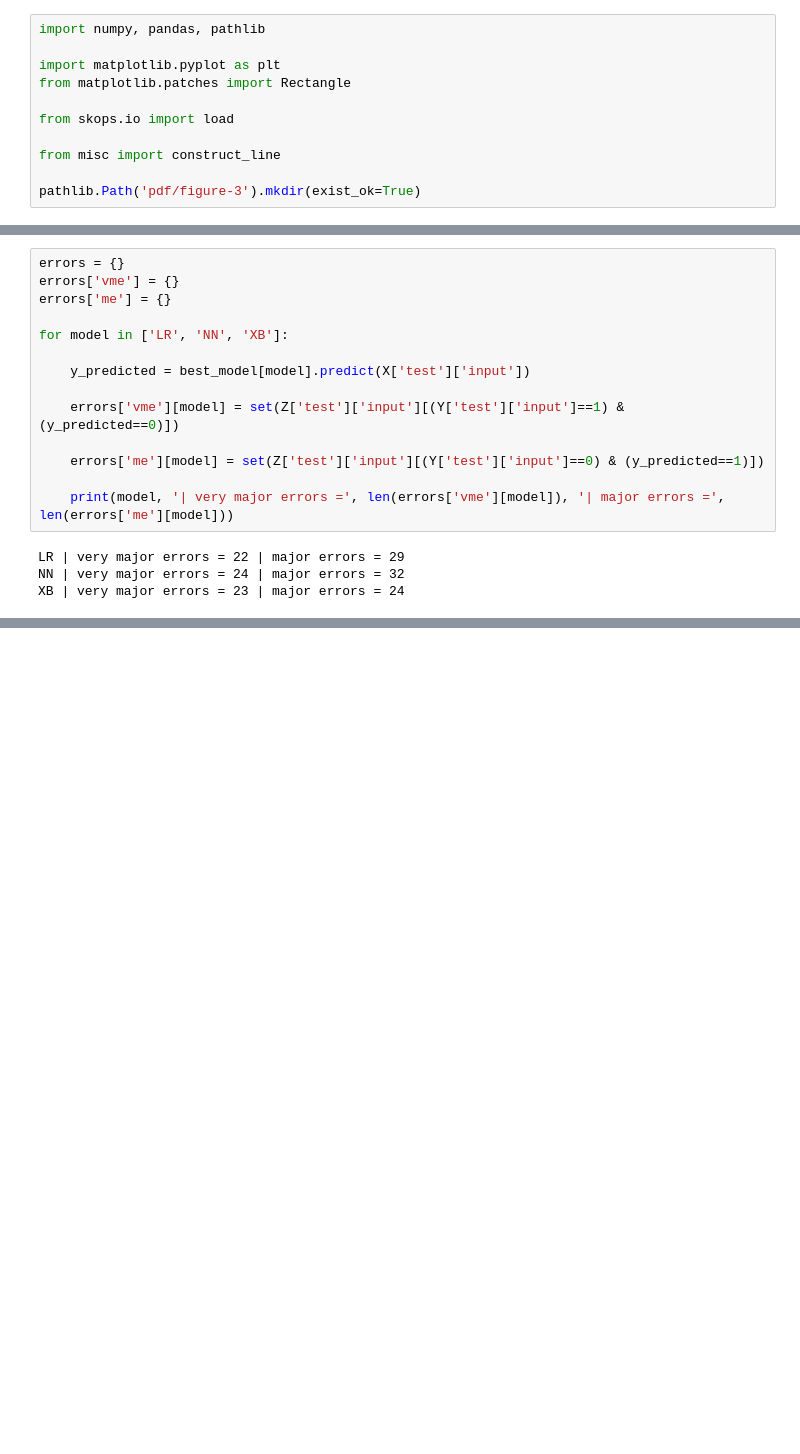
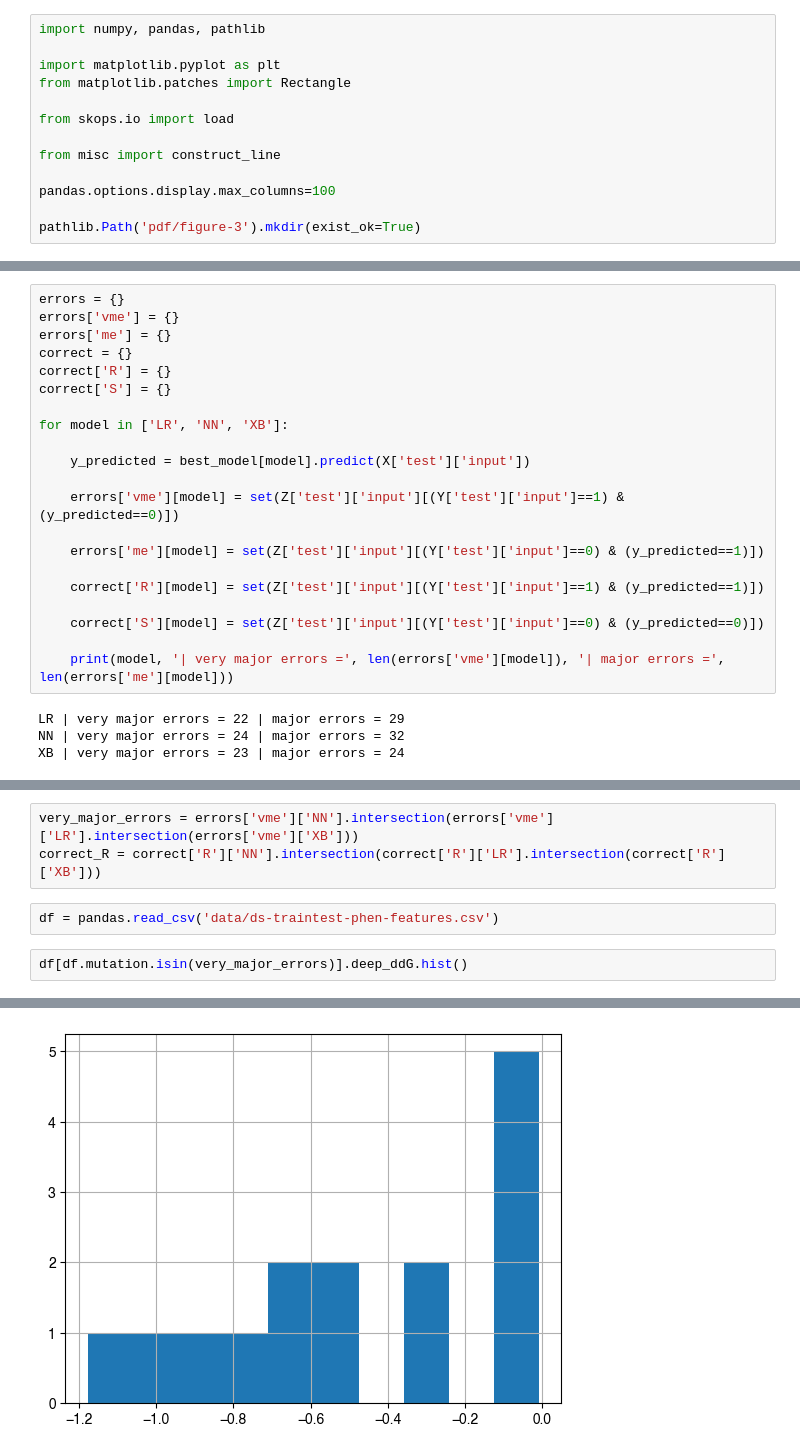
Before and after one commit to fowler-lab/predict-pyrazinamide-resistance, a Jupyter notebook: 10-create-figure-3.ipynb, the cells around one changed output, grey strips where cells are left out. Drawn from its saved outputs; the diff is of its cells as text; blank space fills up the shorter version.

```diff
--- a/10-create-figure-3.ipynb
+++ b/10-create-figure-3.ipynb
@@ -8,6 +8,8 @@ from skops.io import load
 
 from misc import construct_line
 
+pandas.options.display.max_columns=100
+
 pathlib.Path('pdf/figure-3').mkdir(exist_ok=True)
 # %%
 best_model = {}
@@ -263,6 +311,9 @@ for idx,row in test_results.iterrows():
 errors = {}
 errors['vme'] = {}
 errors['me'] = {}
+correct = {}
+correct['R'] = {}
+correct['S'] = {}
 
 for model in ['LR', 'NN', 'XB']:
 
@@ -272,6 +323,10 @@ for model in ['LR', 'NN', 'XB']:
 
     errors['me'][model] = set(Z['test']['input'][(Y['test']['input']==0) & (y_predicted==1)])
 
+    correct['R'][model] = set(Z['test']['input'][(Y['test']['input']==1) & (y_predicted==1)])
+
+    correct['S'][model] = set(Z['test']['input'][(Y['test']['input']==0) & (y_predicted==0)])
+
     print(model, '| very major errors =', len(errors['vme'][model]), '| major errors =', len(errors['me'][model]))
 # %% [output]
 LR | very major errors = 22 | major errors = 29
@@ -285,0 +344,8 @@ for i in ['vme','me']:
+# %%
+very_major_errors = errors['vme']['NN'].intersection(errors['vme']['LR'].intersection(errors['vme']['XB']))
+correct_R = correct['R']['NN'].intersection(correct['R']['LR'].intersection(correct['R']['XB']))
+# %%
+df = pandas.read_csv('data/ds-traintest-phen-features.csv')
+# %%
+df[df.mutation.isin(very_major_errors)].deep_ddG.hist()
+# %% [output]
@@ -285,0 +353 @@ for i in ['vme','me']:
+[figure, added]
```
Also changed, not shown: parts of 8 cells of this notebook, 3 other files.
